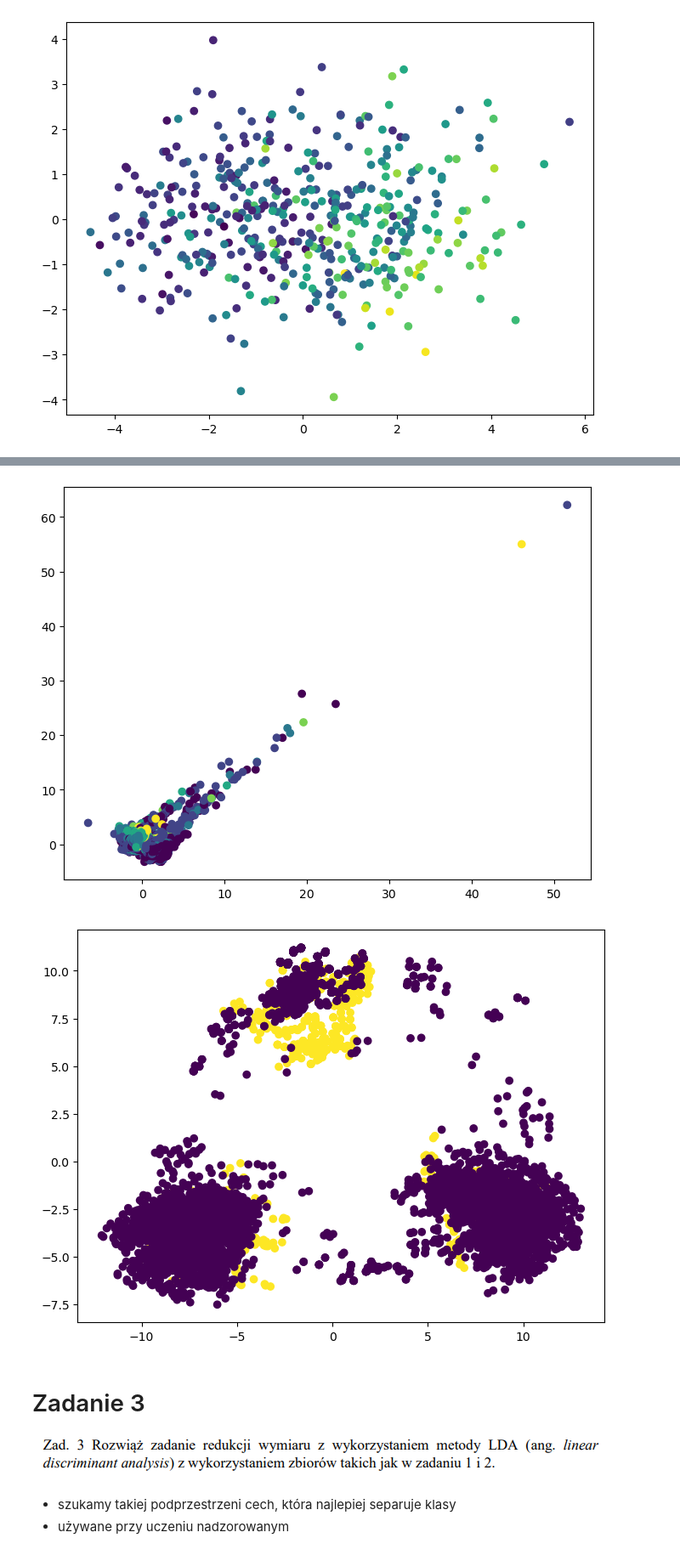
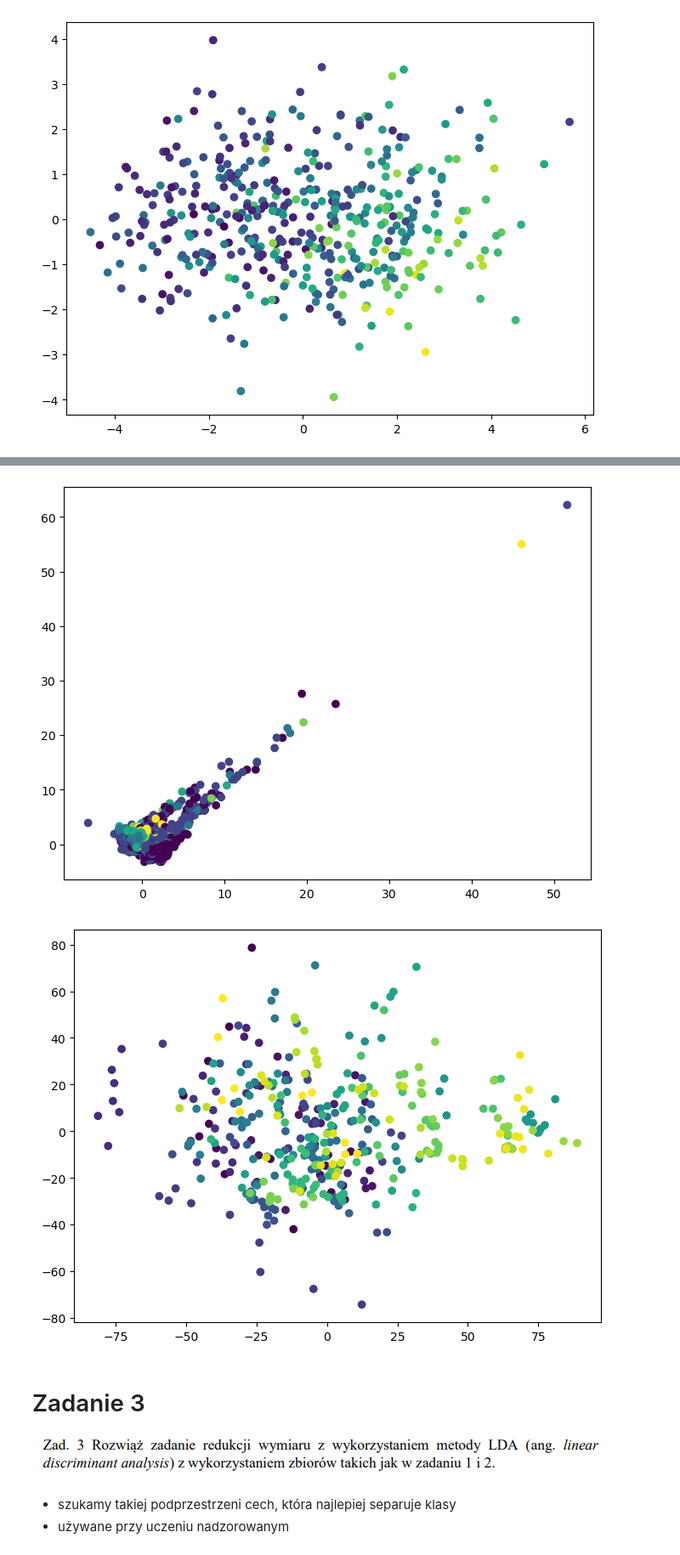
Before and after one commit to weronikadomczewska/methods-and-tools-for-big-data, a Jupyter notebook: lista5_weronika_domczewska.ipynb, the cells around one changed output, grey strips where cells are left out. Shown at 85% size. Saved outputs shown, nothing was run; the diff lists cells and outputs as text; code cells hidden in the pictures.

Commit message:
needed to change one dataset

```diff
--- a/lista5_weronika_domczewska.ipynb
+++ b/lista5_weronika_domczewska.ipynb
@@ -45,34 +45,33 @@ apply_pca_to_dataset(diabetes)
 # %%
 import matplotlib.pyplot as plt
 from sklearn import datasets, preprocessing
 from sklearn.decomposition import PCA
-import pandas as pd
+
 
 def apply_pca_to_dataset(dataset):
     x = dataset.data
     y = dataset.target
     y = y.astype("int")
 
     x = preprocessing.StandardScaler().fit_transform(x)
     X_reduced = PCA(n_components=2).fit_transform(x)
 
     plt.figure(figsize=(8, 6))
     plt.scatter(
         X_reduced[:, 0],
         X_reduced[:, 1],
         c=y
     )
     plt.show()
 
 
 california_housing = datasets.fetch_california_housing()
+olivetti_faces = datasets.fetch_olivetti_faces()
 apply_pca_to_dataset(california_housing)
-
-musk = datasets.fetch_openml("musk")
-apply_pca_to_dataset(musk)
+apply_pca_to_dataset(olivetti_faces)
 # %% [output]
 [figure]
-[figure, old version]
+[figure, new version]
 # %% [markdown]
 # Zadanie 3
 ![image.png](attachment:image.png)
```
